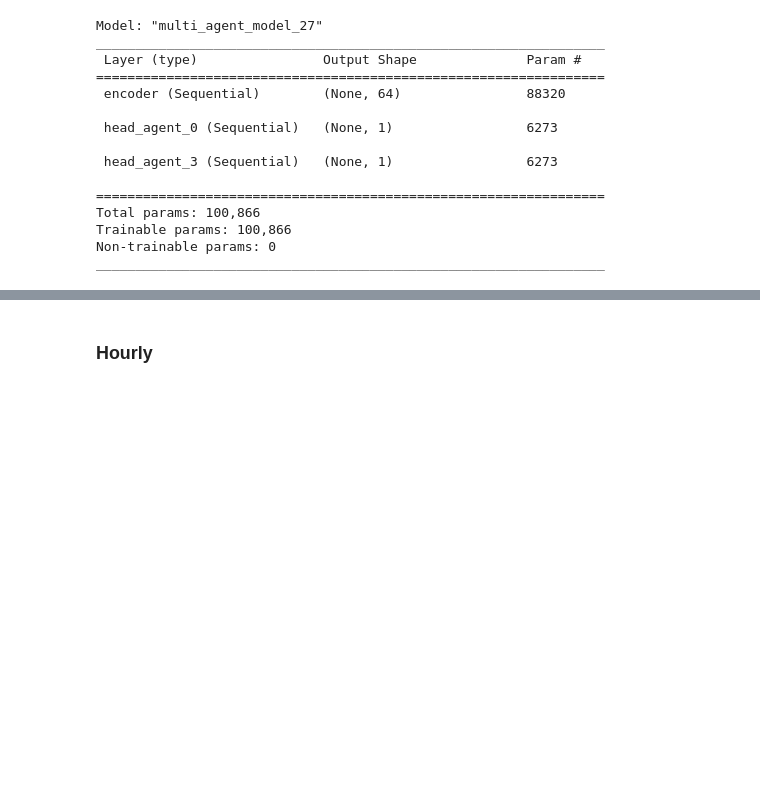
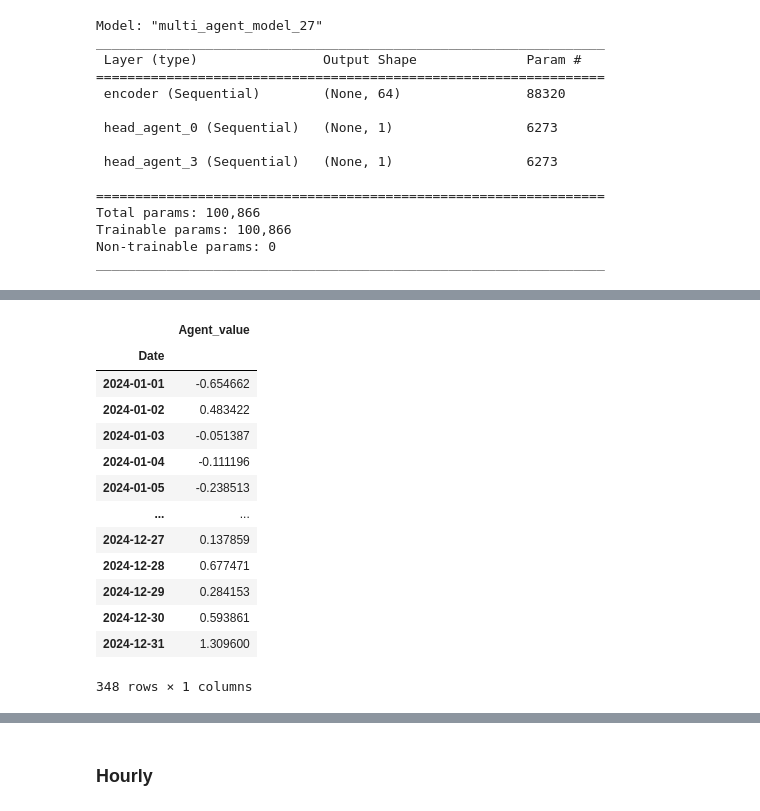
Before and after one commit to davidesonno/AII-project, a Jupyter notebook: 9-multi-agent-model.ipynb, the cells around one changed output, grey strips where cells are left out. Saved outputs shown, nothing was run; the diff lists cells and outputs as text; code cells hidden in the pictures; blank space fills up the shorter version.

```diff
--- a/9-multi-agent-model.ipynb
+++ b/9-multi-agent-model.ipynb
@@ -631,2 +650,19 @@ for _, agent_ids, targets, station_ids in d_test:
         i+=1
+# %%
+d_agent_values['predictions']['GIARDINI MARGHERITA']['PM10']
+# %% [output]
+|  | Agent_value |
+| Date |  |
+| 2024-01-01 | -0.654662 |
+| 2024-01-02 | 0.483422 |
+| 2024-01-03 | -0.051387 |
+| 2024-01-04 | -0.111196 |
+| 2024-01-05 | -0.238513 |
+| ... | ... |
+| 2024-12-27 | 0.137859 |
+| 2024-12-28 | 0.677471 |
+| 2024-12-29 | 0.284153 |
+| 2024-12-30 | 0.593861 |
+| 2024-12-31 | 1.309600 |
+348 rows × 1 columns
 # %%
```
Also changed, not shown: parts of 30 cells of this notebook, 7 other files.
